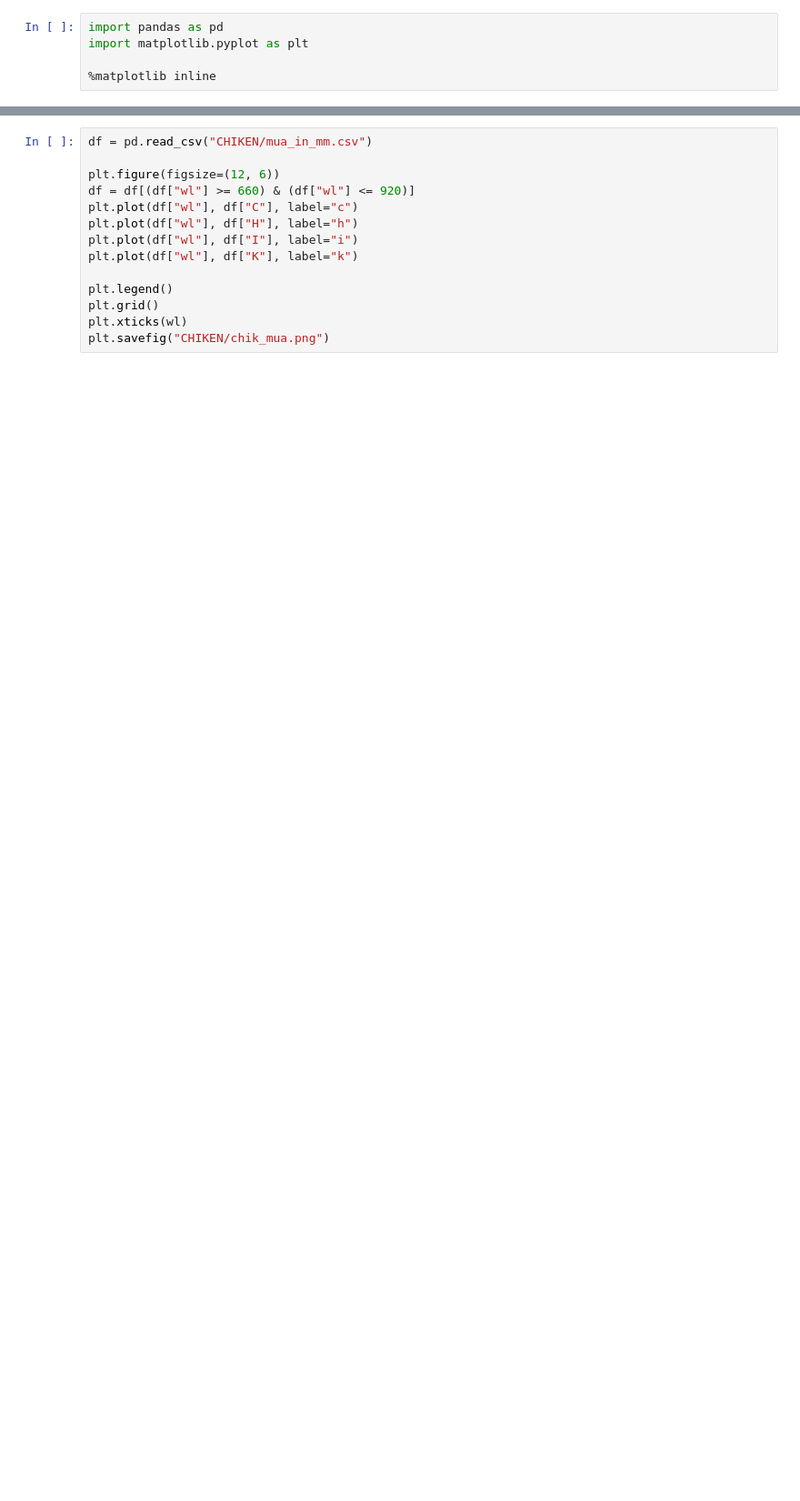
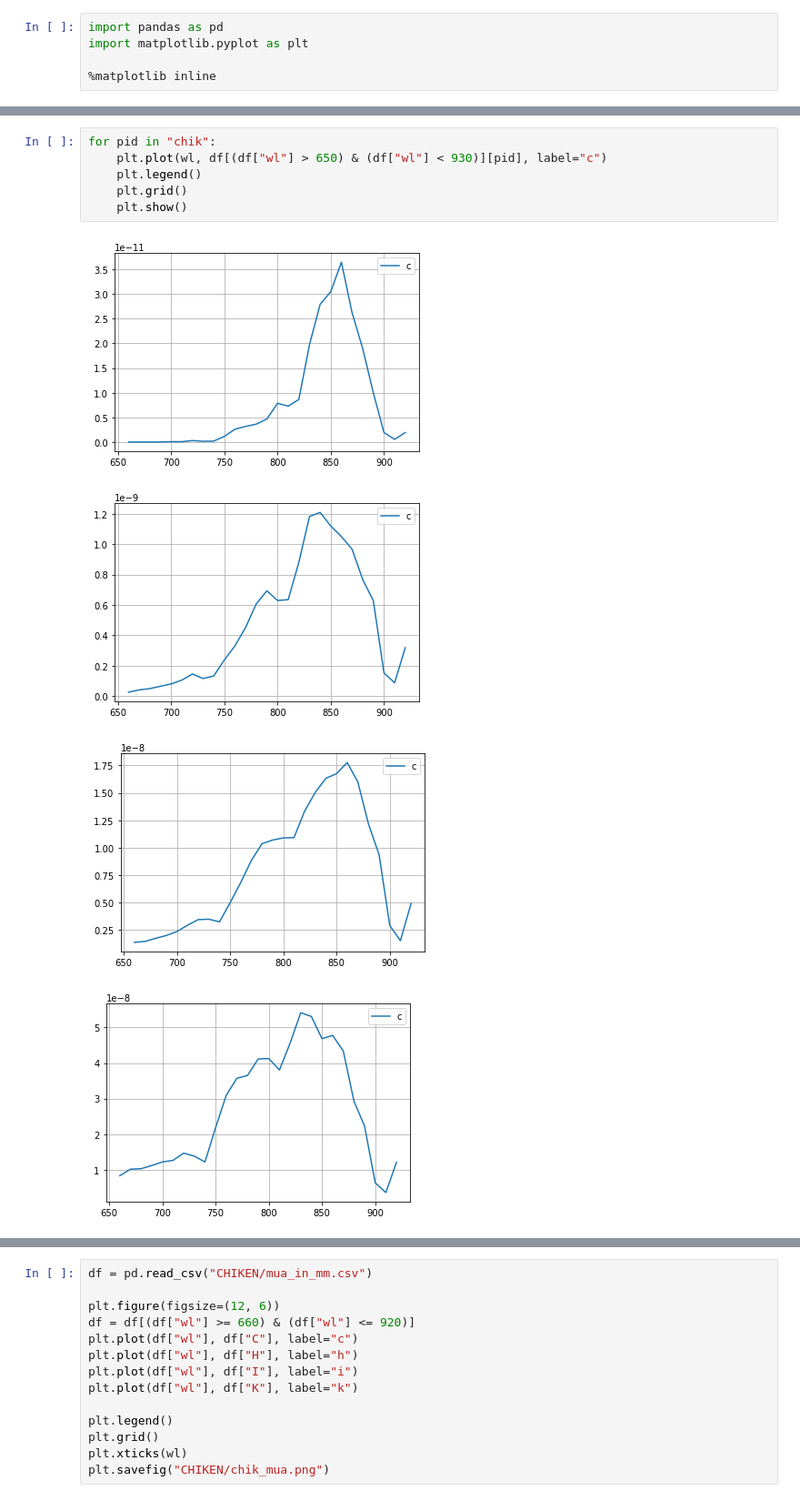
Before and after one commit to ToastCheng/ijv, a Jupyter notebook: n_plot_phantom.ipynb, the cells around one changed output, grey strips where cells are left out. Shown at 91% size. Cells and saved outputs as stored; diff of their text form; blank space fills up the shorter version.

```diff
--- a/n_plot_phantom.ipynb
+++ b/n_plot_phantom.ipynb
@@ -9,3 +67,14 @@ wl = [i for i in range(660, 921, 10)]
+# %%
+for pid in "chik":
+    plt.plot(wl, df[(df["wl"] > 650) & (df["wl"] < 930)][pid], label="c")
+    plt.legend()
+    plt.grid()
+    plt.show()
+# %% [output]
+[figure, added]
+[figure, added]
+[figure, added]
+[figure, added]
 # %%
 plt.figure(figsize=(12, 6))
 plt.plot(wl, df[(df["wl"] > 650) & (df["wl"] < 930)]["c"], label="c")
```
Also changed, not shown: parts of 10 cells of this notebook, 1 other file.
